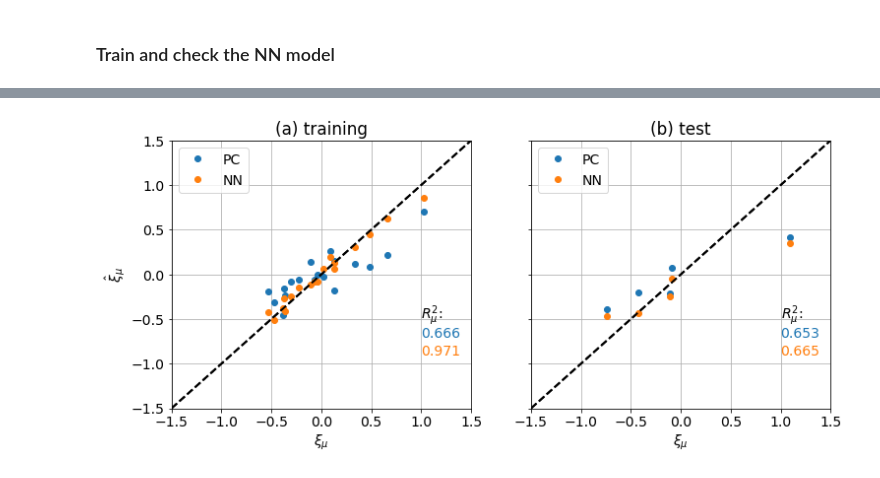
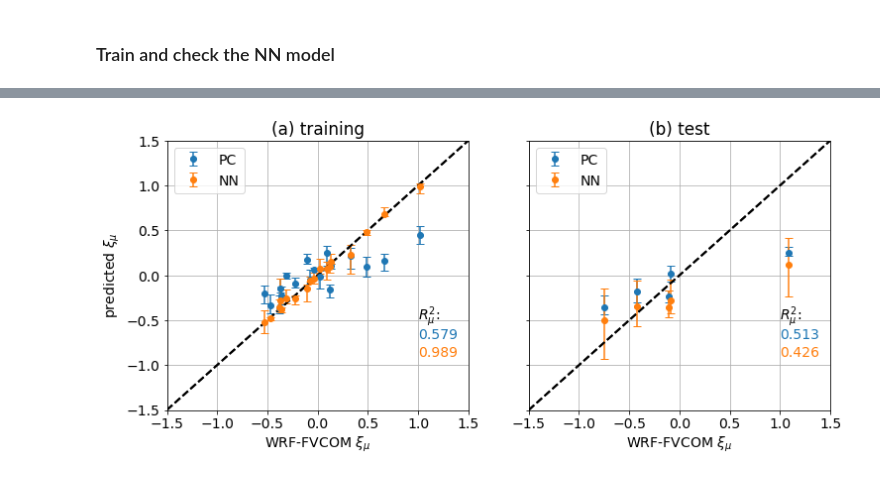
Before and after one commit to WPringle/GreatLakes_CoupledModelUQ, a Jupyter notebook: workflow/daily_global_LST_surrogate_analysis.ipynb, the cells around one changed output, grey strips where cells are left out. Saved outputs shown, nothing was run; the diff lists cells and outputs as text; code cells hidden in the pictures.

```diff
--- a/workflow/daily_global_LST_surrogate_analysis.ipynb
+++ b/workflow/daily_global_LST_surrogate_analysis.ipynb
@@ -232,6 +251,8 @@ kl_surrogate = dict()
 ### Decompose the time series
 # %%
 # Decompose the spatiotemporal series using PCA/KL
-pca_obj = PCA(n_components=var_explained, random_state=random_seed, whiten=True)
+pca_obj = PCA(n_components=var_explained,
+              random_state=random_seeds[0],
+              whiten=True)
 pca_obj.fit(trainY)
 # %% [output]
@@ -325,8 +361,12 @@ plt.xlabel('$N_e$')
 plt.show()
 # %%
 # Polynomial Chaos
-from sklearn.model_selection import KFold
-kl_surrogate['PC'] = make_pc_surrogate_model(
-    train_x, klxi_train, polynomial_order=polynomial_order, regressor=regression_type,
-    cv=KFold(),
-)
+kl_surrogate['PC'] = list()
+for random_seed in random_seeds:
+    print(random_seed)
+    kl_surrogate['PC'].append(
+        make_pc_surrogate_model(
+        train_x, klxi_train, polynomial_order=polynomial_order, regressor=regression_type,
+        cv=KFold(n_splits=n_folds, shuffle=True, random_state=random_seed),
+        )
+    )
@@ -535,9 +613,21 @@ for ii in [0,1]:
         comparison = '(a) training'
         klxi_model = klxi_train
         # pc
-        klxi_pred0 = surrogate_model_predict(kl_surrogate['PC'],train_x)
+        for ss, sur in enumerate(kl_surrogate['PC']):
+            klxi_pred = surrogate_model_predict(sur,train_x)
+            if ss == 0:
+                klxi_preds0 = klxi_pred[None,:,:]
+            else:
+                klxi_preds0 = append(klxi_preds0,klxi_pred[None,:,:],axis=0)
+        #klxi_pred0 = surrogate_model_predict(kl_surrogate['PC'],train_x)
         # nn
-        klxi_pred = surrogate_model_predict(kl_surrogate['NN'],train_x.values)
+        for ss, sur in enumerate(kl_surrogate['NN']):
+            klxi_pred = surrogate_model_predict(sur,train_x.values)
+            if ss == 0:
+                klxi_preds = klxi_pred[None,:,:]
+            else:
+                klxi_preds = append(klxi_preds,klxi_pred[None,:,:],axis=0)
+        #klxi_pred = surrogate_model_predict(kl_surrogate['NN'],train_x.values)
         #zeros(klxi_model.shape)
         #n_folds = len(kl_surrogate['NN'])
         #for fold_surrogate in kl_surrogate['NN']:
@@ -548,32 +638,70 @@ for ii in [0,1]:
 
         klxi_model = klxi_test
         # pc
-        klxi_pred0 = surrogate_model_predict(kl_surrogate['PC'],test_x)
+        for ss, sur in enumerate(kl_surrogate['PC']):
+            klxi_pred = surrogate_model_predict(sur,test_x)
+            if ss == 0:
+                klxi_preds0 = klxi_pred[None,:,:]
+            else:
+                klxi_preds0 = append(klxi_preds0,klxi_pred[None,:,:],axis=0)
+        #klxi_pred0 = surrogate_model_predict(kl_surrogate['PC'],test_x)
         # nn
-        klxi_pred = surrogate_model_predict(kl_surrogate['NN'],test_x.values)
+        for ss, sur in enumerate(kl_surrogate['NN']):
+            klxi_pred = surrogate_model_predict(sur,test_x.values)
+            if ss == 0:
+                klxi_preds = klxi_pred[None,:,:]
+            else:
+                klxi_preds = append(klxi_preds,klxi_pred[None,:,:],axis=0)
+        #klxi_pred = surrogate_model_predict(kl_surrogate['NN'],test_x.values)
         #klxi_pred = zeros(klxi_model.shape)
         #n_folds = len(kl_surrogate['NN'])
         #for fold_surrogate in kl_surrogate['NN']:
         #    klxi_pred += surrogate_model_predict(fold_surrogate,test_x.values)
         #klxi_pred = klxi_pred / n_folds
 
+    #klxi_pred0 = klxi_preds0.mean(axis=0)
+    #klxi_errorbars0 = abs(stack((klxi_preds0.min(axis=0),klxi_preds0.max(axis=0))) - klxi_pred0)
+    #klxi_pred = klxi_preds.mean(axis=0)
+    #klxi_errorbars = abs(stack((klxi_preds.min(axis=0),klxi_preds.max(axis=0))) - klxi_pred)
+
     model_w = (sqrt(eigenvalues)*klxi_model).sum(axis=1)/sqrt(eigenvalues).sum()
-    pred_w = {'NN':  zeros(model_w.shape),'PC':  zeros(model_w.shape)}
-    pred_w['NN'] = (sqrt(eigenvalues)*klxi_pred).sum(axis=1)/sqrt(eigenvalues).sum()
-    pred_w['PC'] = (sqrt(eigenvalues)*klxi_pred0).sum(axis=1)/sqrt(eigenvalues).sum()
+    pred_w = {'NN':  zeros(klxi_preds[:,:,0].shape),
+              'PC':  zeros(klxi_preds0[:,:,0].shape)}
+    mse_w = {'NN':  zeros(klxi_preds[:,:,0].shape[0]),
+            'PC':  zeros(klxi_preds0[:,:,0].shape[0])}
+    for ss,klxi_pred in enumerate(klxi_preds):
+        pred_w['NN'][ss,:] = (sqrt(eigenvalues)*klxi_pred).sum(axis=1)/sqrt(eigenvalues).sum()
+        mse_w['NN'][ss] = ((eigenvalues*(klxi_pred - klxi_model)**2).sum(axis=1)/eigenvalues.sum()).mean()
+    for ss,klxi_pred0 in enumerate(klxi_preds0):
+        pred_w['PC'][ss,:] = (sqrt(eigenvalues)*klxi_pred0).sum(axis=1)/sqrt(eigenvalues).sum()
+        mse_w['PC'][ss] = ((eigenvalues*(klxi_pred0 - klxi_model)**2).sum(axis=1)/eigenvalues.sum()).mean()
+
+    print(comparison)
+    print('NN MSE_w stats')
+    print(mse_w['NN'].mean())
+    print(mse_w['NN'].std())
+    print('PC MSE_w stats')
+    print(mse_w['PC'].mean())
+    print(mse_w['PC'].std())
 
     axs[ii].text(bnds-0.5,r2_v,'$R^2_\mu$:')
     for st,surrogate_type in enumerate(['PC','NN']):
-        py = axs[ii].plot(model_w, pred_w[surrogate_type],
-                          'o',label=surrogate_type)
-        u = ((model_w - pred_w[surrogate_type])**2).sum()
+        pred_wm = pred_w[surrogate_type].mean(axis=0)
+        pred_werror = abs(stack((pred_w[surrogate_type].min(axis=0),
+                                 pred_w[surrogate_type].max(axis=0))) - pred_wm)
+        py = axs[ii].errorbar(model_w, pred_wm,
+                              yerr=pred_werror,
+                              fmt='o',
+                              capsize=4,
+                              label=surrogate_type)
+        u = ((model_w - pred_wm)**2).sum()
         v = ((model_w - model_w.mean())**2).sum()
         r2 = 1 - u/v
         axs[ii].text(bnds-0.5,r2_v-(1+st)*0.2,str(round(r2,3)),color=py[0].get_color())
         axs[ii].plot([-bnds,bnds], [-bnds,bnds], 'k--', lw=2)
-    axs[ii].set_xlabel(r'$\xi_\mu$')
+    axs[ii].set_xlabel(r'WRF-FVCOM $\xi_\mu$')
     if ii == 0:
-        axs[ii].set_ylabel(r'$\hat{\xi}_\mu$')
+        axs[ii].set_ylabel(r'predicted $\xi_\mu$')
     axs[ii].set_xlim([-bnds,bnds])
     axs[ii].set_ylim([-bnds,bnds])
     axs[ii].set_title(f'{comparison}')
@@ -590 +756 @@ output shape: (9, 5)
-[figure, old version]
+[figure, new version]
```
Also changed, not shown: parts of 44 cells of this notebook, 3 other files.
